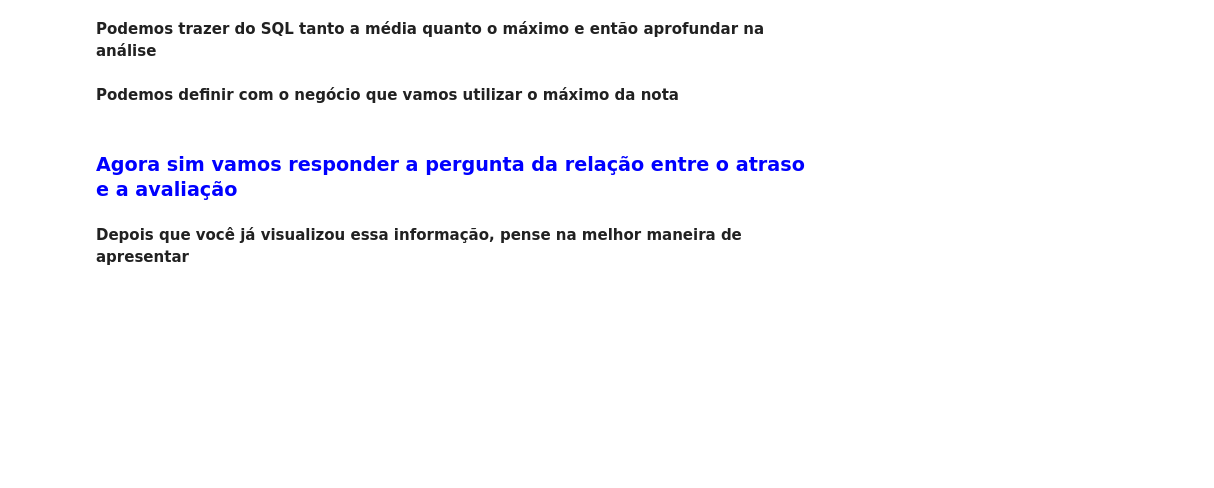
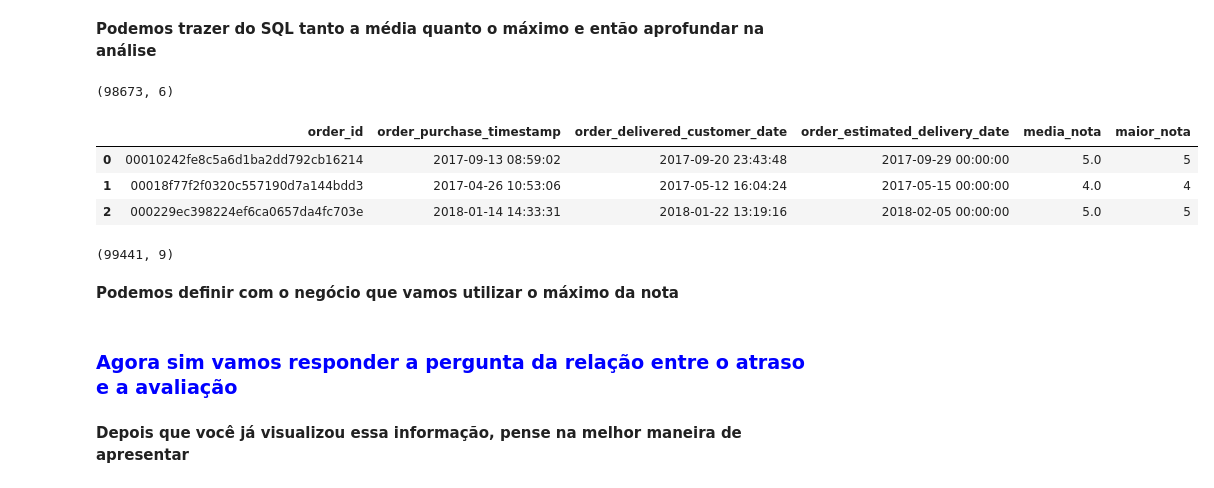
Before and after one commit to PauloViniciusR/SQL, a Jupyter notebook: Storytelling_sql/notebook/avaliacao.ipynb, the cells around one changed output. Cells and saved outputs as stored; diff of their text form; code cells hidden in the pictures; blank space fills up the shorter version.

```diff
--- a/Storytelling_sql/notebook/avaliacao.ipynb
+++ b/Storytelling_sql/notebook/avaliacao.ipynb
@@ -170,5 +196,33 @@ avaliacoes[avaliacoes.order_id == '03c939fd7fd3b38f8485a0f95798f1f6']
+# %%
+avaliacao_ordem = executa_consulta("""
+    SELECT
+        o.order_id,
+        o.order_purchase_timestamp,
+        o.order_delivered_customer_date,
+        o.order_estimated_delivery_date,
+        AVG(ore.review_score) AS media_nota,
+        MAX(ore.review_score) AS maior_nota
+    FROM orders o
+    LEFT JOIN order_reviews ore
+        ON o.order_id = ore.order_id
+    WHERE ore.review_score IS NOT NULL
+    GROUP BY
+        o.order_id,
+        o.order_purchase_timestamp,
+        o.order_delivered_customer_date,
+        o.order_estimated_delivery_date
+""")
+# %% [output]
+(98673, 6)
+|  | order_id | order_purchase_timestamp | order_delivered_customer_date | order_estimated_delivery_date | media_nota | maior_nota |
+| 0 | 00010242fe8c5a6d1ba2dd792cb16214 | 2017-09-13 08:59:02 | 2017-09-20 23:43:48 | 2017-09-29 00:00:00 | 5.0 | 5 |
+| 1 | 00018f77f2f0320c557190d7a144bdd3 | 2017-04-26 10:53:06 | 2017-05-12 16:04:24 | 2017-05-15 00:00:00 | 4.0 | 4 |
+| 2 | 000229ec398224ef6ca0657da4fc703e | 2018-01-14 14:33:31 | 2018-01-22 13:19:16 | 2018-02-05 00:00:00 | 5.0 | 5 |
 # %%
 # Verificando as informações da base
+pedidos.shape
+# %% [output]
+(99441, 9)
 # %%
 # Transformando as colunas de data em datas
 # %%
```
Also changed, not shown: parts of 5 cells of this notebook.
